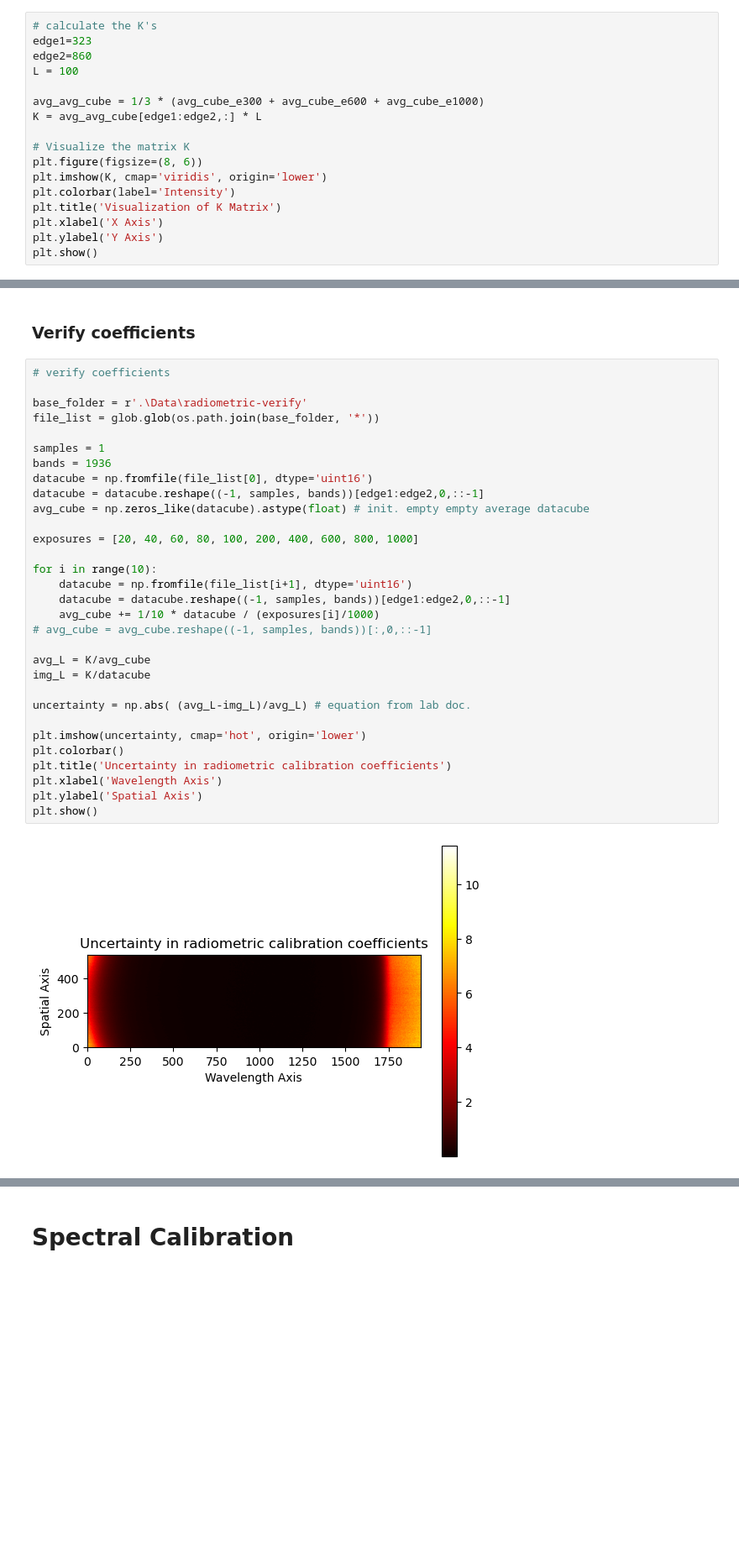
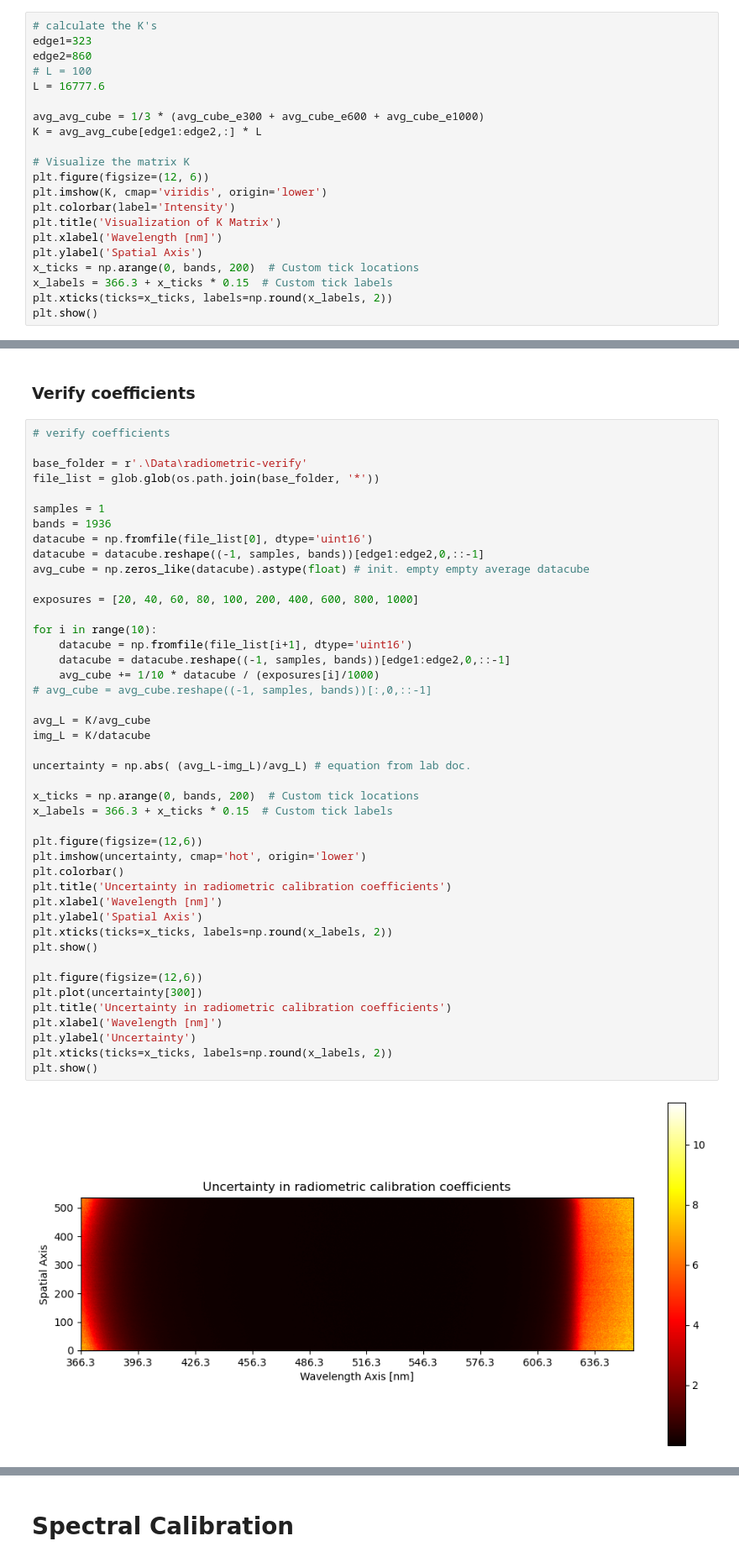
Before and after one commit to Larshalvorhansen/optikkLab, a Jupyter notebook: Code/Assignment_1/notebook.ipynb, the cells around one changed output, grey strips where cells are left out. Shown at 84% size. Saved outputs shown, nothing was run; the diff lists cells and outputs as text; blank space fills up the shorter version.

Commit message:
Radiometric calibration improved

```diff
--- a/Code/Assignment_1/notebook.ipynb
+++ b/Code/Assignment_1/notebook.ipynb
@@ -207,17 +237,21 @@ L = 100
 # calculate the K's
 edge1=323
 edge2=860
-L = 100
+# L = 100
+L = 16777.6
 
 avg_avg_cube = 1/3 * (avg_cube_e300 + avg_cube_e600 + avg_cube_e1000)
 K = avg_avg_cube[edge1:edge2,:] * L
 
 # Visualize the matrix K
-plt.figure(figsize=(8, 6))
+plt.figure(figsize=(12, 6))
 plt.imshow(K, cmap='viridis', origin='lower')
 plt.colorbar(label='Intensity')
 plt.title('Visualization of K Matrix')
-plt.xlabel('X Axis')
-plt.ylabel('Y Axis')
+plt.xlabel('Wavelength [nm]')
+plt.ylabel('Spatial Axis')
+x_ticks = np.arange(0, bands, 200)  # Custom tick locations
+x_labels = 366.3 + x_ticks * 0.15  # Custom tick labels
+plt.xticks(ticks=x_ticks, labels=np.round(x_labels, 2))
 plt.show()
 # %% [output]
@@ -258,32 +262,45 @@ Edge at: 0 and 536
 # verify coefficients
 
 base_folder = r'.\Data\radiometric-verify'
 file_list = glob.glob(os.path.join(base_folder, '*'))
 
 samples = 1
 bands = 1936
 datacube = np.fromfile(file_list[0], dtype='uint16')
 datacube = datacube.reshape((-1, samples, bands))[edge1:edge2,0,::-1]
 avg_cube = np.zeros_like(datacube).astype(float) # init. empty empty average datacube
 
 exposures = [20, 40, 60, 80, 100, 200, 400, 600, 800, 1000]
 
 for i in range(10):
     datacube = np.fromfile(file_list[i+1], dtype='uint16')
     datacube = datacube.reshape((-1, samples, bands))[edge1:edge2,0,::-1]
     avg_cube += 1/10 * datacube / (exposures[i]/1000)
 # avg_cube = avg_cube.reshape((-1, samples, bands))[:,0,::-1]
 
 avg_L = K/avg_cube
 img_L = K/datacube
 
 uncertainty = np.abs( (avg_L-img_L)/avg_L) # equation from lab doc.
 
+x_ticks = np.arange(0, bands, 200)  # Custom tick locations
+x_labels = 366.3 + x_ticks * 0.15  # Custom tick labels
+
+plt.figure(figsize=(12,6))
 plt.imshow(uncertainty, cmap='hot', origin='lower')
 plt.colorbar()
 plt.title('Uncertainty in radiometric calibration coefficients')
-plt.xlabel('Wavelength Axis')
+plt.xlabel('Wavelength [nm]')
 plt.ylabel('Spatial Axis')
+plt.xticks(ticks=x_ticks, labels=np.round(x_labels, 2))
 plt.show()
+
+plt.figure(figsize=(12,6))
+plt.plot(uncertainty[300])
+plt.title('Uncertainty in radiometric calibration coefficients')
+plt.xlabel('Wavelength [nm]')
+plt.ylabel('Uncertainty')
+plt.xticks(ticks=x_ticks, labels=np.round(x_labels, 2))
+plt.show()
 # %% [output]
-[figure, old version]
+[figure, new version]
```
Also changed, not shown: parts of 12 cells of this notebook, 2 other files.
